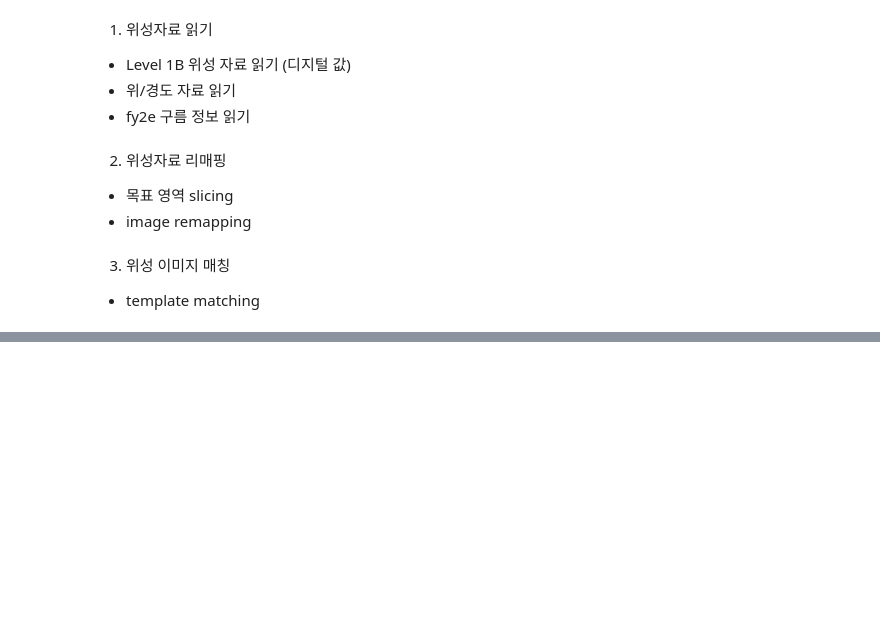
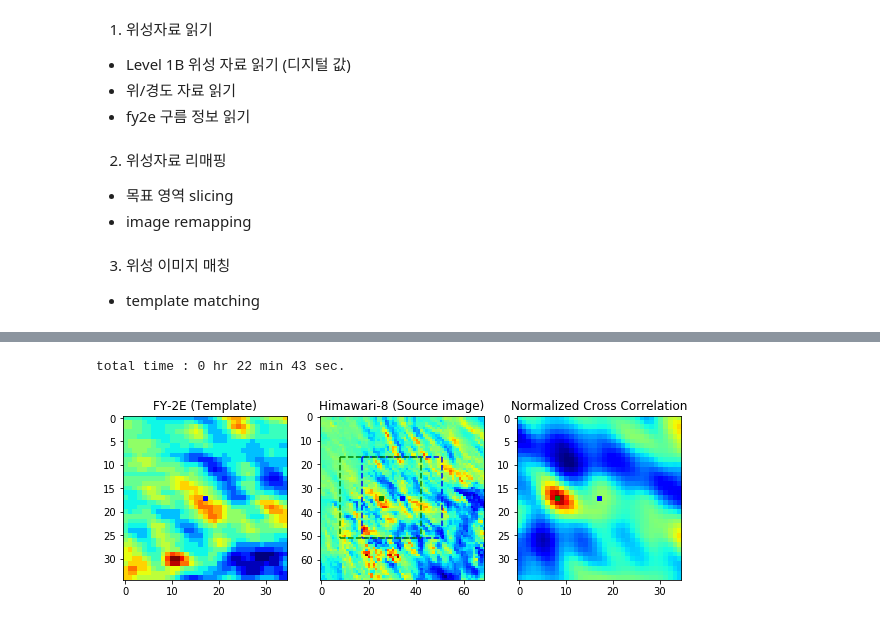
Before and after one commit to ektf1147/JUPYTER, a Jupyter notebook: code_dev/Dual_GEO_CTH_main.ipynb, the cells around one changed output, grey strips where cells are left out. Cells and saved outputs as stored; diff of their text form; code cells hidden in the pictures; blank space fills up the shorter version.

```diff
--- a/code_dev/Dual_GEO_CTH_main.ipynb
+++ b/code_dev/Dual_GEO_CTH_main.ipynb
@@ -152,0 +160,50 @@ total time (): 3.653752326965332
+# %%
+y1 = 400; y2 = y1 + 35
+x1 = 450; x2 = x1 + 35
+template = cut_fy2e_DN[y1:y2, x1:x2]
+image = interp_himawari8_DN1[y1-17:y2+17, x1-17:x2+17]
+result = match_template(image, template)
+
+plt.figure(figsize=(10,10))
+
+ax1 = plt.subplot(131)
+ax1.imshow(template, cmap = plt.cm.jet)
+ax1.plot(int(template.shape[0]/2), int(template.shape[0]/2), 'bs', markersize = 4)
+ax1.set_title('FY-2E (Template)')
+
+ax2 = plt.subplot(132)
+ax2.imshow(image, cmap = plt.cm.jet)
+ax2.plot(int(image.shape[0]/2), int(image.shape[0]/2), 'bs', markersize = 4)
+ax2.plot([int(image.shape[0]/2)-17,int(image.shape[0]/2)+17],
+         [int(image.shape[0]/2)-17,int(image.shape[0]/2)-17], 'b--')
+ax2.plot([int(image.shape[0]/2)-17,int(image.shape[0]/2)-17],
+         [int(image.shape[0]/2)-17,int(image.shape[0]/2)+17], 'b--')
+ax2.plot([int(image.shape[0]/2)+17,int(image.shape[0]/2)+17],
+         [int(image.shape[0]/2)-17,int(image.shape[0]/2)+17], 'b--')
+ax2.plot([int(image.shape[0]/2)-17,int(image.shape[0]/2)+17],
+         [int(image.shape[0]/2)+17,int(image.shape[0]/2)+17], 'b--')
+
+ax2.plot(int(image.shape[0]/2)-9,int(image.shape[0]/2), 'gs', markersize = 4)
+ax2.plot([int(image.shape[0]/2)-9-17, int(image.shape[0]/2)-9+17],
+         [int(image.shape[0]/2)-17, int(image.shape[0]/2)-17], 'g--')
+ax2.plot([int(image.shape[0]/2)-9-17, int(image.shape[0]/2)-9-17],
+         [int(image.shape[0]/2)-17, int(image.shape[0]/2)+17], 'g--')
+ax2.plot([int(image.shape[0]/2)-9+17, int(image.shape[0]/2)-9+17],
+         [int(image.shape[0]/2)-17, int(image.shape[0]/2)+17], 'g--')
+ax2.plot([int(image.shape[0]/2)-9-17, int(image.shape[0]/2)-9+17],
+         [int(image.shape[0]/2)+17, int(image.shape[0]/2)+17], 'g--')
+ax2.set_title('Himawari-8 (Source image)')
+
+
+ax3 = plt.subplot(133)
+ax3.imshow(result, cmap = plt.cm.jet)
+max_lin, max_col = np.unravel_index(result.argmax(), result.shape)
+ax3.plot(int(template.shape[0]/2), int(template.shape[0]/2), 'bs', markersize = 4)
+ax3.plot(max_col, max_lin, 'gs', markersize = 4)
+ax3.set_title('Normalized Cross Correlation')
+
+end_time = time.time()
+cal_time.print_tot_time(start_time, end_time)
+# %% [output]
+total time : 0 hr 22 min 43 sec.
+[figure, added]
```
Also changed, not shown: parts of 9 cells of this notebook.
